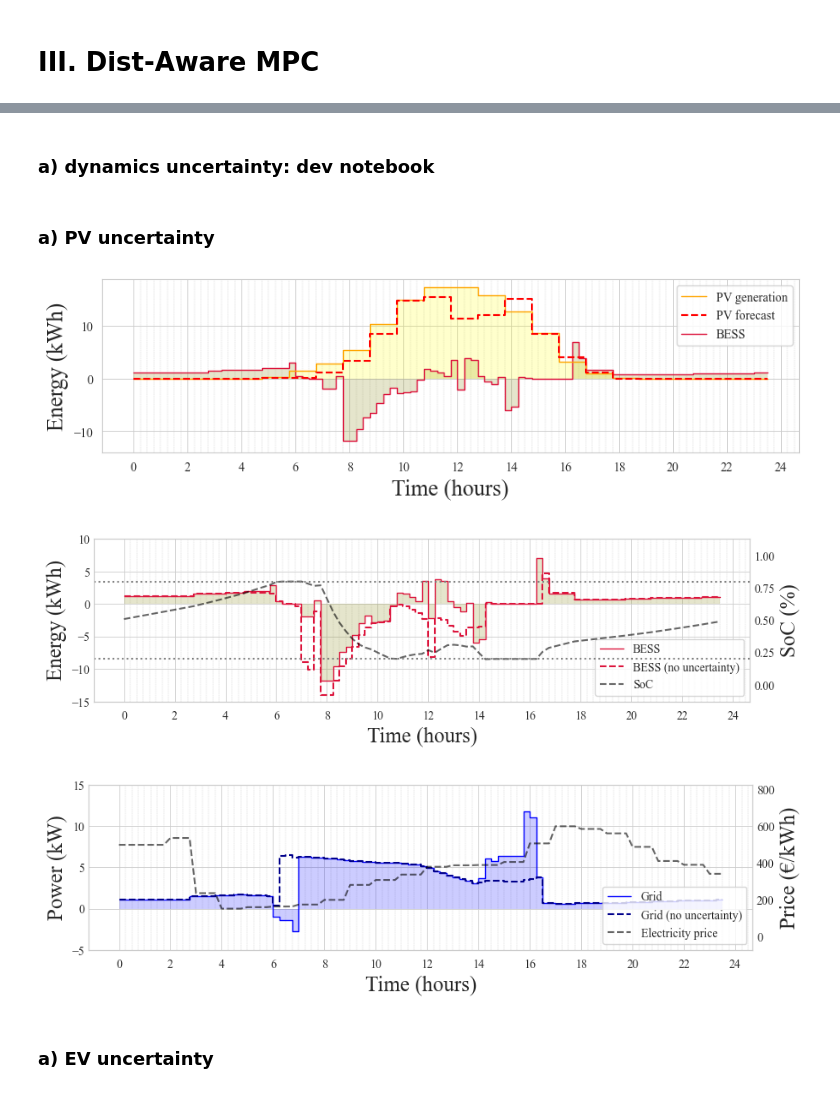
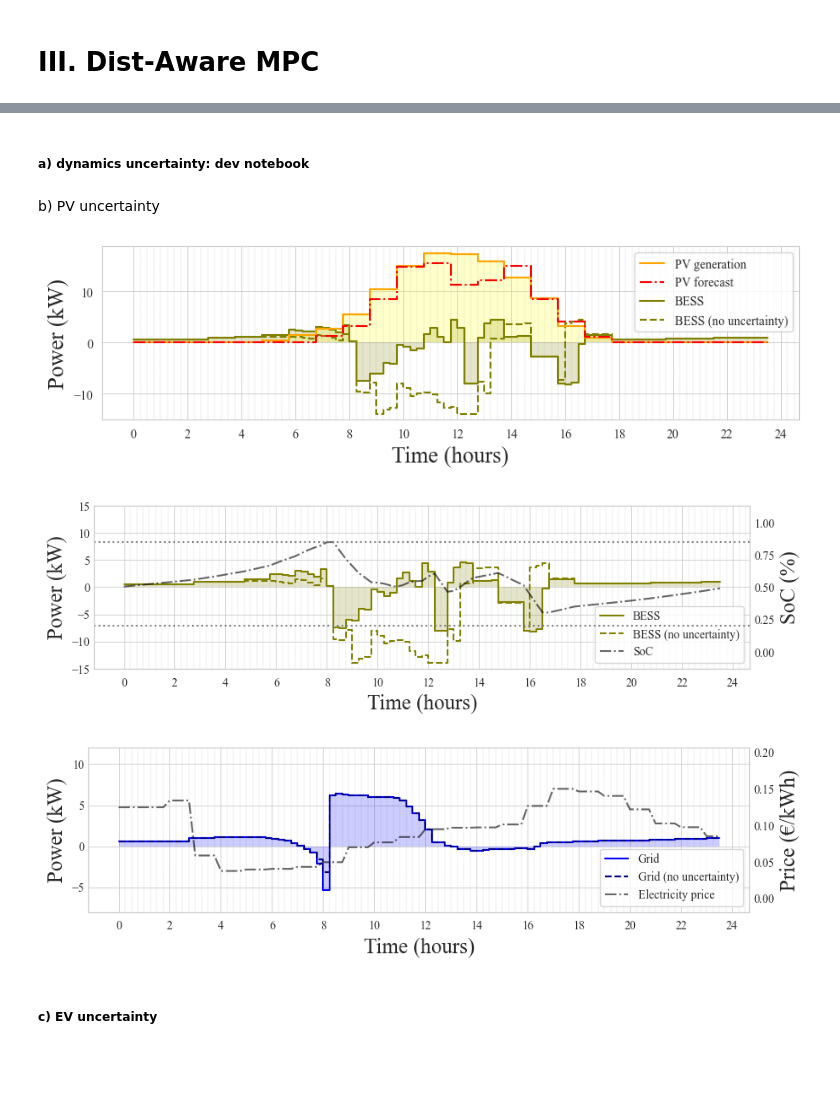
Before and after one commit to ES-Lab/ES-MDN-MPC, a Jupyter notebook: MDN_MPC_res.ipynb, the cells around one changed output, grey strips where cells are left out. Drawn from its saved outputs; the diff is of its cells as text; code cells hidden in the pictures; blank space fills up the shorter version.

Commit message:
updated results

```diff
--- a/MDN_MPC_res.ipynb
+++ b/MDN_MPC_res.ipynb
@@ -548,7 +564,7 @@ def get_filtered_samples(mdn1, mdn2, mdn3, n_samples=5000, n_return=4):
     energy_samples = samples[:, 2]
 
     # Filter the samples
-    mask = (arrival_samples >= 0) & (duration_samples >= 6) & (energy_samples >= 0)
+    mask = (arrival_samples >= 8) & (duration_samples >= 4) & (energy_samples >= 0)
     filtered_arrivals = arrival_samples[mask][:n_return]
     filtered_durations = duration_samples[mask][:n_return]
     filtered_energies = energy_samples[mask][:n_return]
@@ -608,0 +669,2 @@ plt.show()
+# %%
+real_arrivals, real_durations, real_energies = load_data('my_ev_data.npz')
@@ -612,7 +676,7 @@ def sample_duration_given_arrival(mdn2, arrival):
     # sample x2 ~ p(x2 | x1)
     arrival_tensor = torch.tensor(arrival).reshape(-1,1).float()  # shape: (1, 1)
     pi2, mu2, sigma2 = mdn2(arrival_tensor)
-    duration_sample = mdn2.sample(pi2, mu2, sigma2)  # shape: (1, 1)
+    duration_sample = mdn2.sample_greedy(pi2, mu2, sigma2)  # shape: (1, 1)
     return duration_sample.detach().numpy().flatten()
 
 sample_duration_given_arrival(mdn2, [9])
@@ -631,7 +697,7 @@ import cvxpy as cp
 import numpy as np
 from tqdm import tqdm
 
-class MPC:
+class MDN_MPC:
     def __init__(self, num_chargers=4, time_resolution=0.25, storage_capacity=30,
                  capacity_high_limit=0.85, capacity_low_limit=0.2, p_storage_limit=14, p_charger_limit=11):
         self.num_chargers = num_chargers
@@ -762,7 +828,7 @@ storage_capacity = 30  # Example capacity
 capacity_high_imit = 0.85
 capacity_low_imit = 0.2
 
-mpc = MPC()
+mpc = MDN_MPC()
 current_time = 0
 time_shift = int(0.25 / mpc.time_resolution)  # 2 hours * resolution
 # Initialize storage energy
@@ -1006,7 +1073,7 @@ updated information - t: 32, arrivals: [8.   7.25 7.25 8.  ], durations: [4.5588
 # %% [markdown]
-### a) dynamics uncertainty: dev notebook
+##### a) dynamics uncertainty: dev notebook
 # %% [markdown]
-### a) PV uncertainty
+b) PV uncertainty
 # %%
 import numpy as np
 import matplotlib.pyplot as plt
@@ -1020,11 +1087,12 @@ fig, ax1 = plt.subplots(figsize=(10, 2.5))
 
 # Plot for ax1 (Battery Power)
 ax1.fill_between(time_steps, -results['p_storage'], label='BESS', color='olive', alpha=0.2, edgecolor='None', step="pre")
-line1, = ax1.plot(time_steps, -results['p_storage'], color='crimson', linewidth=1, drawstyle='steps', label='BESS')
+line1, = ax1.plot(time_steps, -results['p_storage'], color='olive', linewidth=1.5, drawstyle='steps', label='BESS')
+line1b, = ax1.plot(time_steps, -results['p_storage_ideal'], '--', color='olive', linewidth=1.5, drawstyle='steps', label='BESS (no uncertainty)')
 
 ax1.set_xlabel('Time (hours)', size=18)
-ax1.set_ylabel('Energy (kWh)', size=18)
-ax1.set_ylim([-14, 18.8])
+ax1.set_ylabel('Power (kW)', size=18)
+ax1.set_ylim([-15, 18.8])
 ax1.grid(True, which='minor', linestyle='--', linewidth=0.3)
 ax1.grid(True, which='major', linestyle='-', linewidth=0.6)
 
@@ -1037,21 +1105,21 @@ plt.xticks(major_hours, minor=False)
 
 # Plot for ax2 (Storage SoC)
 ax1.fill_between(time_steps, expanded_pv[1:1+len(time_steps)]/1000, label='PV panel', color='yellow', alpha=0.2, edgecolor='None', step="pre")
-line2, = ax1.plot(time_steps, expanded_pv[1:1+len(time_steps)]/1000, color='orange', linewidth=1, drawstyle='steps', label='PV generation')
-line2b, = ax1.plot(time_steps, expanded_pv_forecast[1:1+len(time_steps)]/1000, '--', color='red', linewidth=1.5, drawstyle='steps', label='PV forecast')
+line2, = ax1.plot(time_steps, expanded_pv[1:1+len(time_steps)]/1000, color='orange', linewidth=1.5, drawstyle='steps', label='PV generation')
+line2b, = ax1.plot(time_steps, expanded_pv_forecast[1:1+len(time_steps)]/1000, '-.', color='red', linewidth=1.5, drawstyle='steps', label='PV forecast')
 
 # line2, = ax2.plot(time_steps, p_pv, '--', label='SoC', color='orange', alpha=0.6, linewidth=1.5, drawstyle='steps')
 
 
 # Combine legends from both axes
-lines = [line2, line2b, line1]
+lines = [line2, line2b, line1, line1b]
 labels = [line.get_label() for line in lines]
 ax1.legend(lines, labels, loc='upper right', fontsize=10)
 
 # Save the figure
 plt.savefig('res_pv.png', dpi=300, bbox_inches='tight', pad_inches=0)
 # %% [output]
-[figure, old version]
+[figure, new version]
 # %%
 import numpy as np
 import matplotlib.pyplot as plt
@@ -1065,12 +1133,12 @@ fig, ax1 = plt.subplots(figsize=(10, 2.5))
 
 # Plot for ax1 (Battery Power)
 plt.fill_between(time_steps, -results['p_storage'], label='Power', color='olive', alpha=0.2, edgecolor='None', step="pre")
-line1, = ax1.plot(time_steps, -results['p_storage'], color='crimson', linewidth=1, drawstyle='steps', label='BESS')
-line1b, = ax1.plot(time_steps, -results['p_storage_ideal'], '--', color='crimson', linewidth=1.5, drawstyle='steps', label='BESS (no uncertainty)')
+line1, = ax1.plot(time_steps, -results['p_storage'], color='olive', linewidth=1.5, drawstyle='steps', label='BESS')
+line1b, = ax1.plot(time_steps, -results['p_storage_ideal'], '--', color='olive', linewidth=1.5, drawstyle='steps', label='BESS (no uncertainty)')
 
 ax1.set_xlabel('Time (hours)', size=18)
-ax1.set_ylabel('Energy (kWh)', size=18)
-ax1.set_ylim([-15, 10])
+ax1.set_ylabel('Power (kW)', size=18)
+ax1.set_ylim([-15, 15])
 ax1.grid(True, which='minor', linestyle='--', linewidth=0.3)
 ax1.grid(True, which='major', linestyle='-', linewidth=0.6)
 
@@ -1084,10 +1152,10 @@ plt.xticks(major_hours, minor=False)
 ax2 = ax1.twinx()
 
 # Plot for ax2 (Storage SoC)
-line2, = ax2.plot(time_steps, np.array(results['storage_energy']) / storage_capacity, '--', label='SoC', color='black', alpha=0.6, linewidth=1.5)
+line2, = ax2.plot(time_steps, np.array(results['storage_energy']) / storage_capacity, '-.', label='SoC', color='black', alpha=0.6, linewidth=1.5)
 # Horizontal lines for min and max SoC
 ax2.axhline(0.2, color='gray', linestyle=':', linewidth=1.5, label='Min SoC')
-ax2.axhline(0.8, color='gray', linestyle=':', linewidth=1.5, label='Max SoC')
+ax2.axhline(0.85, color='gray', linestyle=':', linewidth=1.5, label='Max SoC')
 
 ax2.set_ylabel('SoC (%)', size=18)
 ax2.set_ylim([-0.13, 1.13])
@@ -1104,7 +1172,7 @@ ax2.tick_params(axis='y', length=0)  # For right y-axis
 # Save the figure
 plt.savefig('res_storage.png', dpi=300, bbox_inches='tight', pad_inches=0)
 # %% [output]
-[figure, old version]
+[figure, new version]
 # %%
 import numpy as np
 import matplotlib.pyplot as plt
@@ -1118,46 +1186,46 @@ fig, ax1 = plt.subplots(figsize=(10, 2.5))
 
 # Plot for ax1 (Grid Power)
 plt.fill_between(time_steps, results['p_grid'], label='Power', color='blue', alpha=0.2, edgecolor='None', step="pre")
-line1, = ax1.plot(time_steps, results['p_grid'], color='blue', linewidth=1, drawstyle='steps', label='Grid')
+line1, = ax1.plot(time_steps, results['p_grid'], color='blue', linewidth=1.5, drawstyle='steps', label='Grid')
 line1b, = ax1.plot(time_steps, results['p_grid_ideal'], '--', color='darkblue', linewidth=1.5, drawstyle='steps', label='Grid (no uncertainty)')
 
 
 ax1.set_xlabel('Time (hours)', size=18)
 ax1.set_ylabel('Power (kW)', size=18)
-ax1.set_ylim([-5,15])
+ax1.set_ylim([-8,12])
 ax1.grid(True, which='minor', linestyle='--', linewidth=0.3)
 ax1.grid(True, which='major', linestyle='-', linewidth=0.6)
 
 # Set x-axis ticks
 minor_hours = np.arange(0, 25, 0.25)
 major_hours = np.arange(0, 25, 2)
 plt.xticks(minor_hours, minor=True)
 plt.xticks(major_hours, minor=False)
 
 # Create second y-axis
 ax2 = ax1.twinx()
 
 # Plot for ax2 (Price)
-line2, = ax2.plot(time_steps, expanded_price[1:1+len(time_steps)]*4, '--', label='Electricity price', color='black', alpha=0.6, linewidth=1.5)
+line2, = ax2.plot(time_steps, expanded_price[1:1+len(time_steps)]/1000, '-.', label='Electricity price', color='black', alpha=0.6, linewidth=1.5)
 ax2.set_ylabel('Price (€/kWh)', size=18)
-price_span = expanded_price[1:1+len(time_steps)].max()*4-expanded_price[1:1+len(time_steps)].min()*4
-plt.ylim([expanded_price[1:1+len(time_steps)].min()*4-price_span/2,expanded_price[1:1+len(time_steps)].max()*4+price_span/2+0.012])
+price_span = expanded_price[1:1+len(time_steps)].max()/1000-expanded_price[1:1+len(time_steps)].min()/1000
+plt.ylim([expanded_price[1:1+len(time_steps)].min()/1000-price_span/2,expanded_price[1:1+len(time_steps)].max()/1000+price_span/2])
 ax2.grid(False)
 
 # Combine legends from both axes
 lines = [line1, line1b, line2]
 labels = [line.get_label() for line in lines]
 ax1.legend(lines, labels, loc='lower right', fontsize=10)
 # Remove y-axis ticks (but keep labels)
 ax1.tick_params(axis='y', length=0)  # For left y-axis
 ax2.tick_params(axis='y', length=0)  # For right y-axis
 
 # Save the figure
 plt.savefig('res_grid.png', dpi=300, bbox_inches='tight', pad_inches=0)
 # %% [output]
-[figure, old version]
+[figure, new version]
 # %% [markdown]
-### a) EV uncertainty
+##### c) EV uncertainty
 # %%
 import numpy as np
 import matplotlib.pyplot as plt
```
Also changed, not shown: parts of 26 cells of this notebook, 5 other files.
